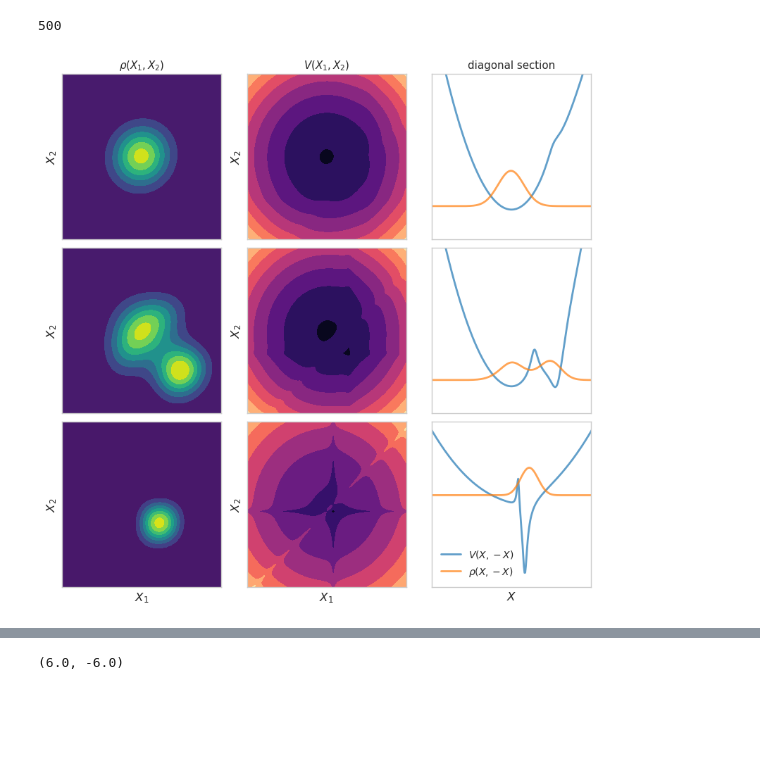
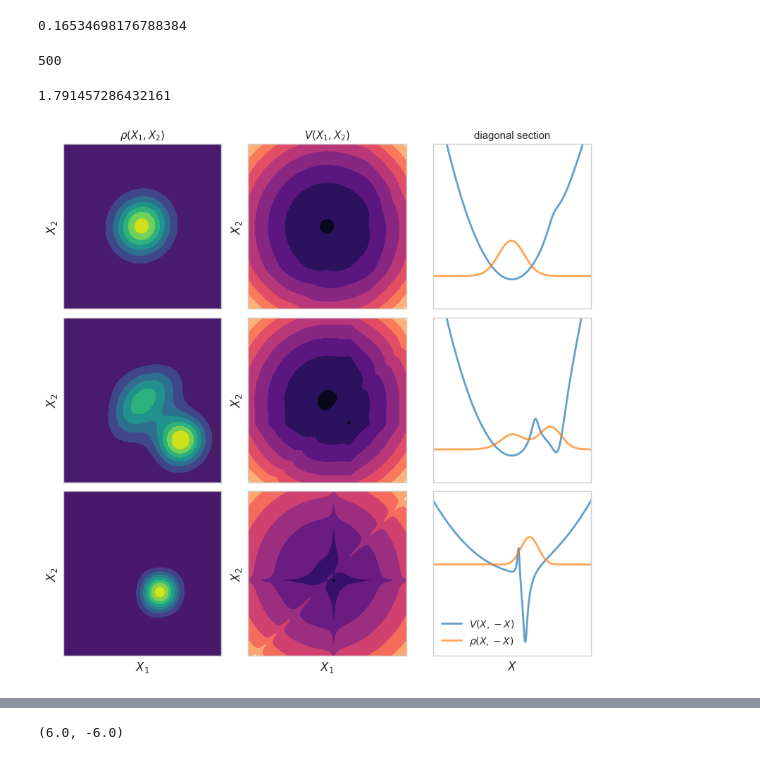
Before and after one commit to MatthieuSarkis/Long-range-intermolecular-interactions-on-a-continuous-variable-quantum-computer, a Jupyter notebook: plot_alternate_small_angle.ipynb, the cells around one changed output, grey strips where cells are left out. Drawn from its saved outputs; the diff is of its cells as text; code cells hidden in the pictures; blank space fills up the shorter version.

```diff
--- a/plot_alternate_small_angle.ipynb
+++ b/plot_alternate_small_angle.ipynb
@@ -87,6 +87,10 @@ tick_width = 1
 
 
 plt.style.use(['seaborn-whitegrid'])#(['Solarize_Light2'])
+# %%
+thetas[2]
+# %% [output]
+0.16534698176788384
 # %%
 dir = 'logs/2023.02.21.13.19.23'
 plots_path = os.path.join('./latex', 'figures')
@@ -192,6 +196,10 @@ def repulsion_vs_correlation_2nd_derivative(r):
     correlation = -7.025293780360139/exp(2.7534552871776152*(-0.5384565406606292 + r))
     repulsion = 14.050587560720277/exp(5.5069105743552305*(-0.5384565406606292 + r))
     return correlation, repulsion
+# %%
+distances[99]
+# %% [output]
+1.791457286432161
 # %%
 def potential(x, y, d, theta):
 
@@ -215,7 +223,7 @@ def plot_wigner(
     X1, X2 = np.meshgrid(quadrature_grid, quadrature_grid)
 
     state0 = FockStateTF(state_data=states[2, 180], num_modes=2, pure=True, cutoff_dim=cutoff_dim)
-    state1 = FockStateTF(state_data=states[2, 100], num_modes=2, pure=True, cutoff_dim=cutoff_dim)
+    state1 = FockStateTF(state_data=states[2, 99], num_modes=2, pure=True, cutoff_dim=cutoff_dim)
     state2 = FockStateTF(state_data=states[2, 24], num_modes=2, pure=True, cutoff_dim=cutoff_dim)
     w_qdo1_0 = state0.wigner(mode=0, xvec=quadrature_grid, pvec=quadrature_grid)
     w_qdo2_0 = state0.wigner(mode=1, xvec=quadrature_grid, pvec=quadrature_grid)
@@ -235,7 +243,7 @@ def plot_wigner(
     # intermediate distance
     joint_density1 = quadratures_density(
         x=quadrature_grid,
-        alpha=states[2, 100],
+        alpha=states[2, 99],
         num_modes=2,
         cutoff=cutoff_dim
     )
@@ -254,7 +262,7 @@ def plot_wigner(
     # intermediate distance
     section_joint_density1 = quadratures_density(
         x=quadrature_grid,
-        alpha=states[2, 100],
+        alpha=states[2, 99],
         num_modes=2,
         cutoff=cutoff_dim
     )
@@ -277,7 +285,7 @@ def plot_wigner(
         potentiald_1.append(pot)
 
     potentiald_2 = []
-    d = 1.75
+    d = 1.79
     theta = 0.1653
     for x in quadrature_grid:
         pot = []
@@ -301,7 +309,7 @@ def plot_wigner(
         section_potentiald_1.append(potential(-x,x,d,theta))
 
     section_potentiald_2 = []
-    d = 1.75
+    d = 1.79
     theta = 0.1653
     for x in quadrature_grid:
         section_potentiald_2.append(potential(-x,x,d,theta))
@@ -399,34 +407,34 @@ def plot_wigner(
         axes[i, 0].set_ylim(-3,3)
         axes[i,0].yaxis.set_major_locator(plt.MaxNLocator(3))
         axes[i,1].yaxis.set_major_locator(plt.MaxNLocator(3))
         axes[i,1].set_ylabel(r'$X_2$')
         axes[i,0].set_ylabel(r'$X_2$')
         #axes[i,0].set_ylabel(r'$V(X_1, -X_1)$')
         for j in range(0,3):
             axes[i, j].set_xticks([])
             axes[i, j].set_yticks([])
     for i in range(0,2):
         axes[i, 2].set_xlim(-3,3)
         axes[i, 2].set_ylim(-3,12)
     axes[2, 2].set_xlim(-3,3)
     axes[2, 2].set_ylim(-25,20)
     axes[2,2].set_xlabel(r'$X$')
     axes[2,1].set_xlabel(r'$X_1$')
     axes[2,0].set_xlabel(r'$X_1$')
     axes[0, 2].set_title("diagonal section")
     plt.legend()
     fig.tight_layout(pad=1.0)
     plt.savefig(os.path.join(plots_path, 'classical_potential_small_angle.pdf'), dpi=300, transparent=False, bbox_inches='tight')
 
 
 plot_wigner(
     fig_dir=None,
     quadrature_grid=quadrature_grid,
     states=states,
     cutoff_dim=args['cutoff_dim']
 )
 # %% [output]
-[figure, old version]
+[figure, new version]
 # %%
 plot_wigner(
     fig_dir=None,
```
Also changed, not shown: parts of 3 cells of this notebook, 9 other files.
